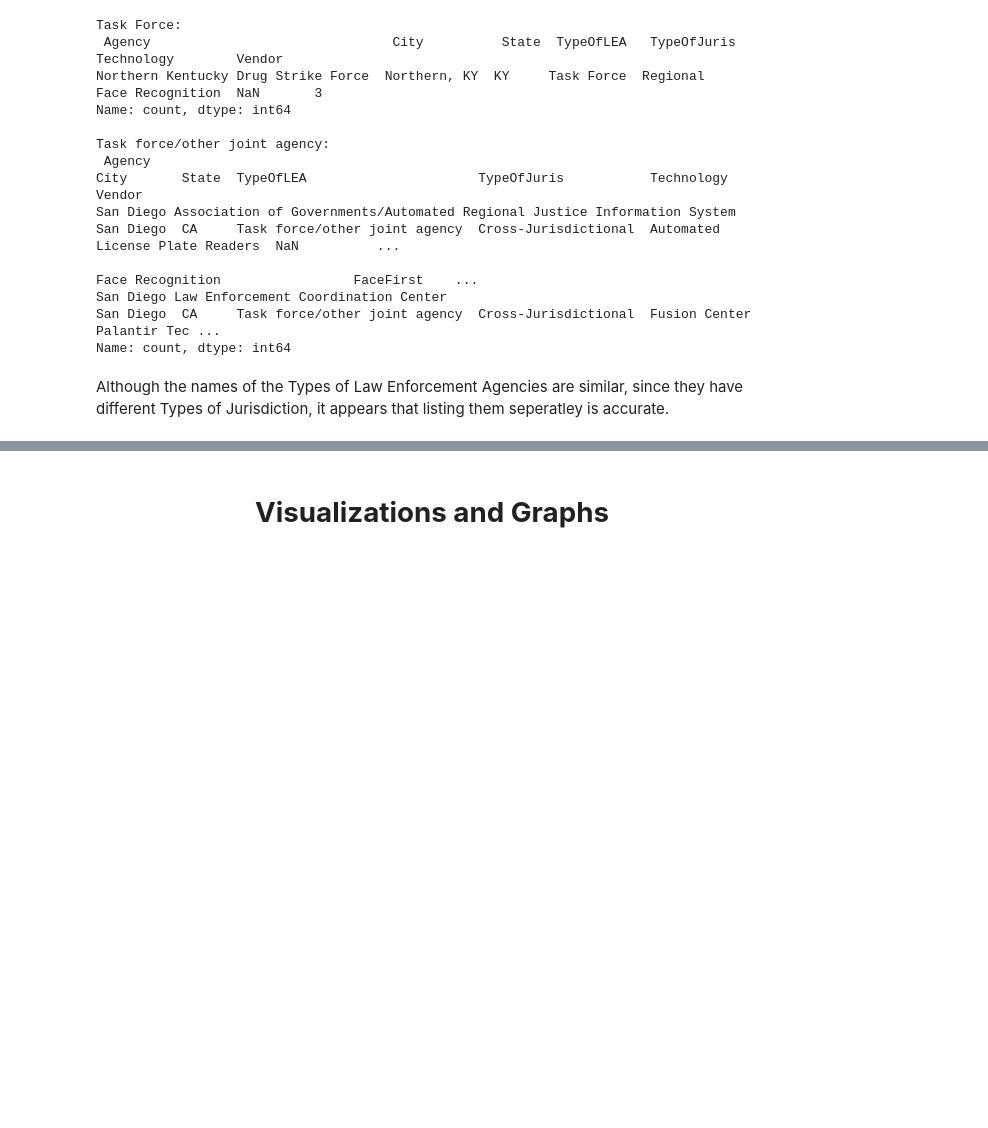
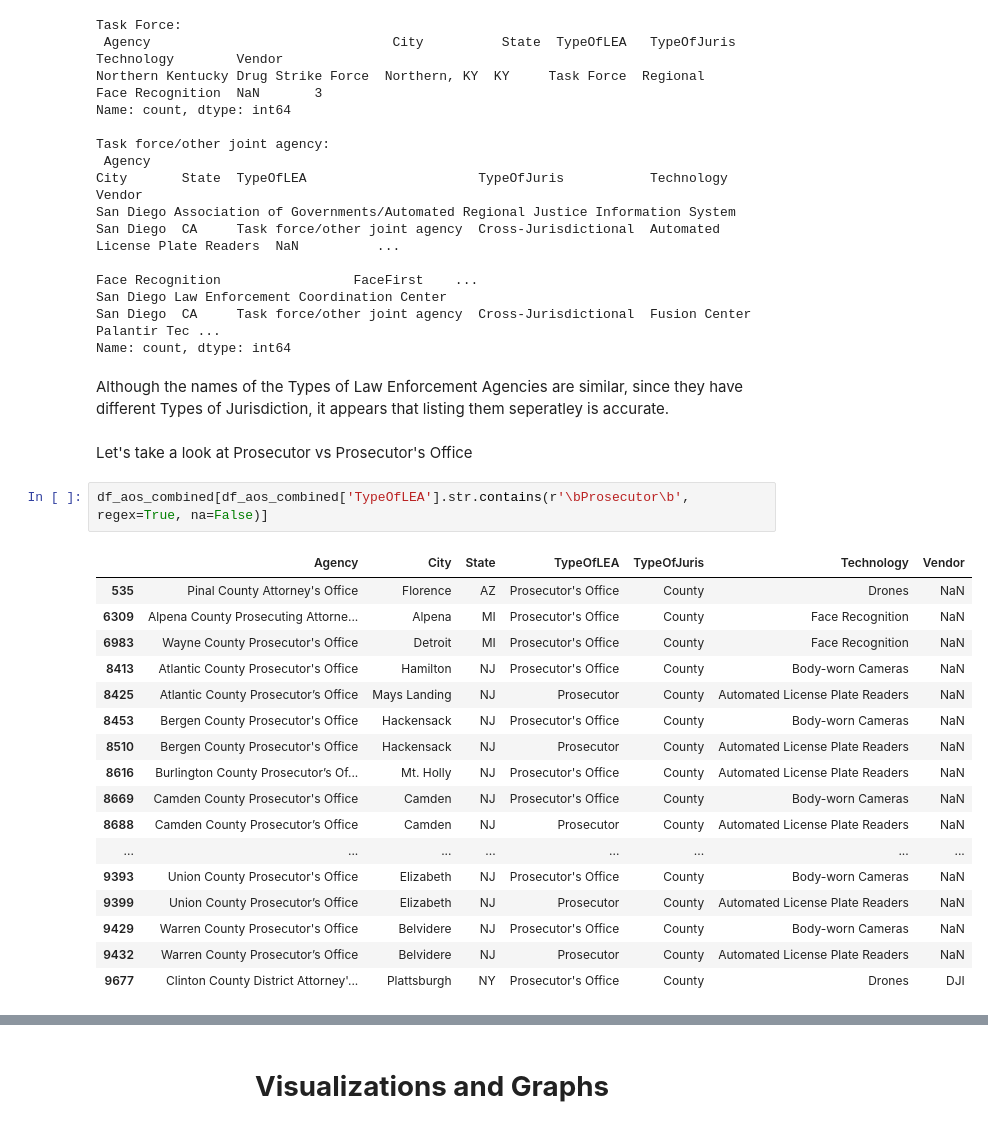
Before and after one commit to robinphurtado/SDSUDataScienceProject, a Jupyter notebook: notebooks/surveilanceproject.ipynb, the cells around one changed output, grey strips where cells are left out. Drawn from its saved outputs; the diff is of its cells as text; blank space fills up the shorter version.

```diff
--- a/notebooks/surveilanceproject.ipynb
+++ b/notebooks/surveilanceproject.ipynb
@@ -1116,3 +1185,25 @@ San Diego Law Enforcement Coordination Center
 Name: count, dtype: int64
 # %% [markdown]
 Although the names of the Types of Law Enforcement Agencies are similar, since they have different Types of Jurisdiction, it appears that listing them seperatley is accurate.
+# %% [markdown]
+Let's take a look at Prosecutor vs Prosecutor's Office
+# %%
+df_aos_combined[df_aos_combined['TypeOfLEA'].str.contains(r'\bProsecutor\b', regex=True, na=False)]
+# %% [output]
+|  | Agency | City | State | TypeOfLEA | TypeOfJuris | Technology | Vendor |
+| 535 | Pinal County Attorney's Office | Florence | AZ | Prosecutor's Office | County | Drones | NaN |
+| 6309 | Alpena County Prosecuting Attorne... | Alpena | MI | Prosecutor's Office | County | Face Recognition | NaN |
+| 6983 | Wayne County Prosecutor's Office | Detroit | MI | Prosecutor's Office | County | Face Recognition | NaN |
+| 8413 | Atlantic County Prosecutor's Office | Hamilton | NJ | Prosecutor's Office | County | Body-worn Cameras | NaN |
+| 8425 | Atlantic County Prosecutor’s Office | Mays Landing | NJ | Prosecutor | County | Automated License Plate Readers | NaN |
+| 8453 | Bergen County Prosecutor's Office | Hackensack | NJ | Prosecutor's Office | County | Body-worn Cameras | NaN |
+| 8510 | Bergen County Prosecutor's Office | Hackensack | NJ | Prosecutor | County | Automated License Plate Readers | NaN |
+| 8616 | Burlington County Prosecutor’s Of... | Mt. Holly | NJ | Prosecutor's Office | County | Automated License Plate Readers | NaN |
+| 8669 | Camden County Prosecutor's Office | Camden | NJ | Prosecutor's Office | County | Body-worn Cameras | NaN |
+| 8688 | Camden County Prosecutor’s Office | Camden | NJ | Prosecutor | County | Automated License Plate Readers | NaN |
+| ... | ... | ... | ... | ... | ... | ... | ... |
+| 9393 | Union County Prosecutor's Office | Elizabeth | NJ | Prosecutor's Office | County | Body-worn Cameras | NaN |
+| 9399 | Union County Prosecutor’s Office | Elizabeth | NJ | Prosecutor | County | Automated License Plate Readers | NaN |
+| 9429 | Warren County Prosecutor's Office | Belvidere | NJ | Prosecutor's Office | County | Body-worn Cameras | NaN |
+| 9432 | Warren County Prosecutor’s Office | Belvidere | NJ | Prosecutor | County | Automated License Plate Readers | NaN |
+| 9677 | Clinton County District Attorney'... | Plattsburgh | NY | Prosecutor's Office | County | Drones | DJI |
```
Also changed, not shown: parts of 19 cells of this notebook.
